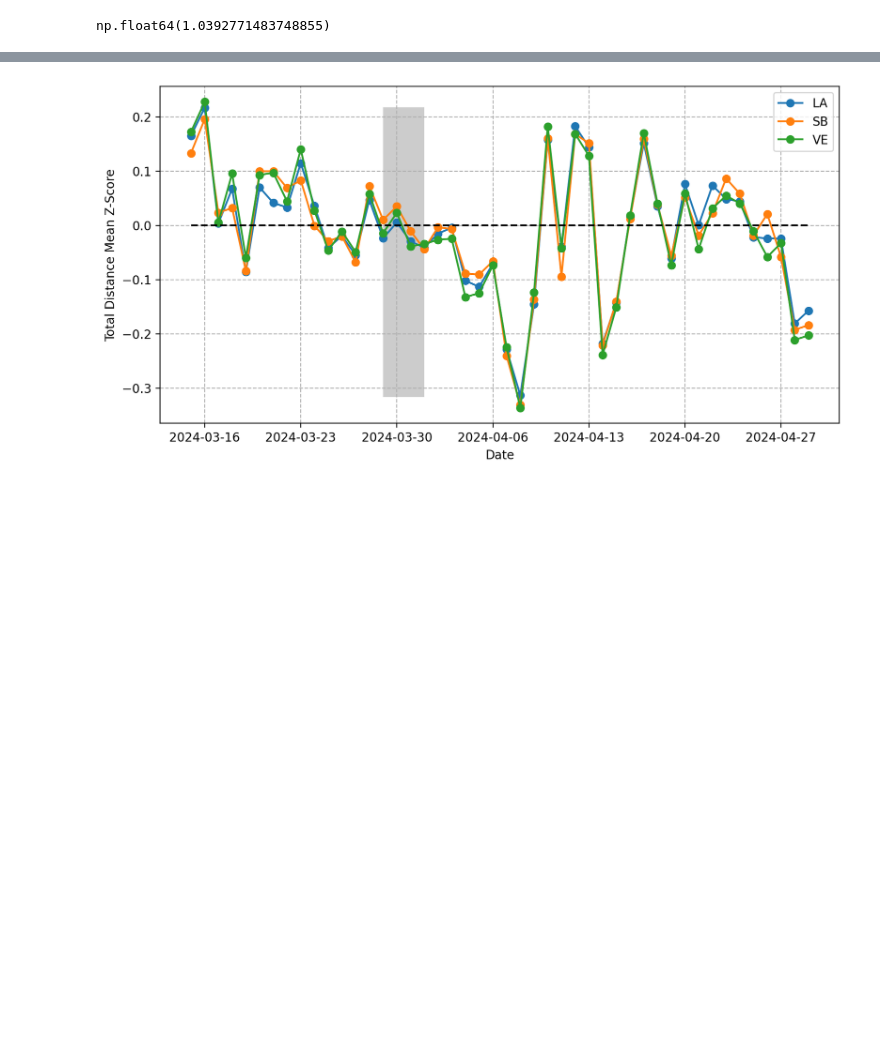
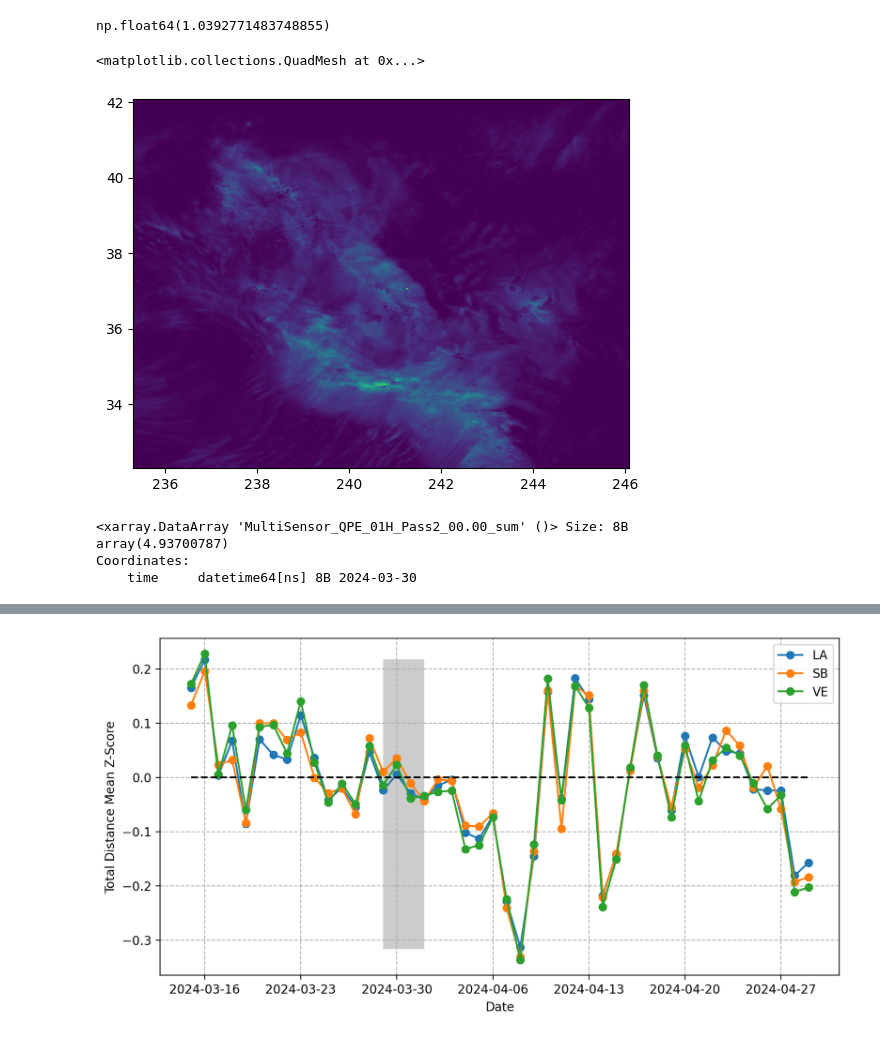
Before and after one commit to ai2es/cat-rain, a Jupyter notebook: notebooks/bootstrap_dataset_agg.ipynb, the cells around one changed output, grey strips where cells are left out. Cells and saved outputs as stored; diff of their text form; code cells hidden in the pictures; blank space fills up the shorter version.

```diff
--- a/notebooks/bootstrap_dataset_agg.ipynb
+++ b/notebooks/bootstrap_dataset_agg.ipynb
@@ -275,0 +278,12 @@ np.float64(1.0392771483748855)
+# %%
+plt.pcolormesh(rain_ds["lon"], rain_ds["lat"], rain_ds["MultiSensor_QPE_01H_Pass2_00.00_sum"].sel(time="2024-03-30"))
+# %% [output]
+<matplotlib.collections.QuadMesh at 0x...>
+[figure, added]
+# %%
+rain_ds["MultiSensor_QPE_01H_Pass2_00.00_sum"].sel(time="2024-03-30").max() / 25.4
+# %% [output]
+<xarray.DataArray 'MultiSensor_QPE_01H_Pass2_00.00_sum' ()> Size: 8B
+array(4.93700787)
+Coordinates:
+    time     datetime64[ns] 8B 2024-03-30
```
Also changed, not shown: parts of 5 cells of this notebook, 1 other file.
